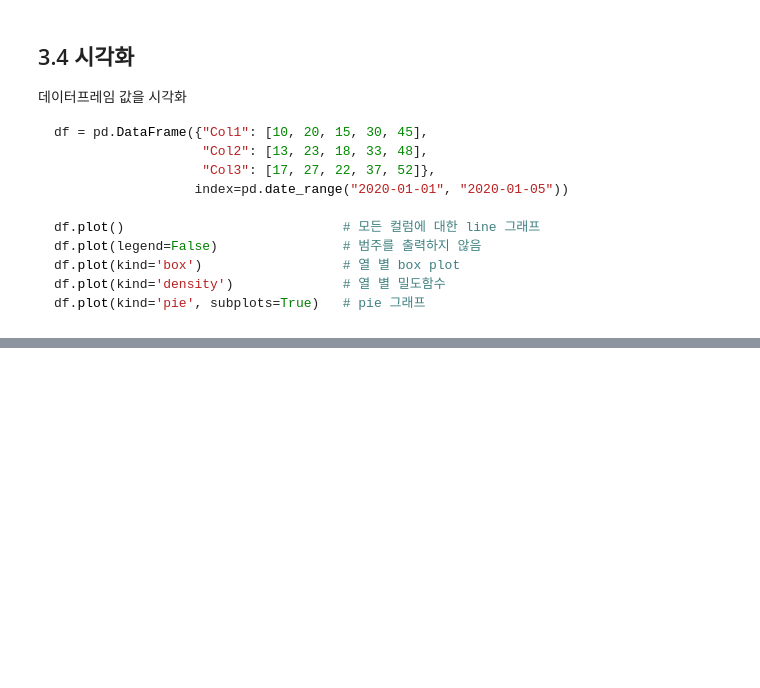
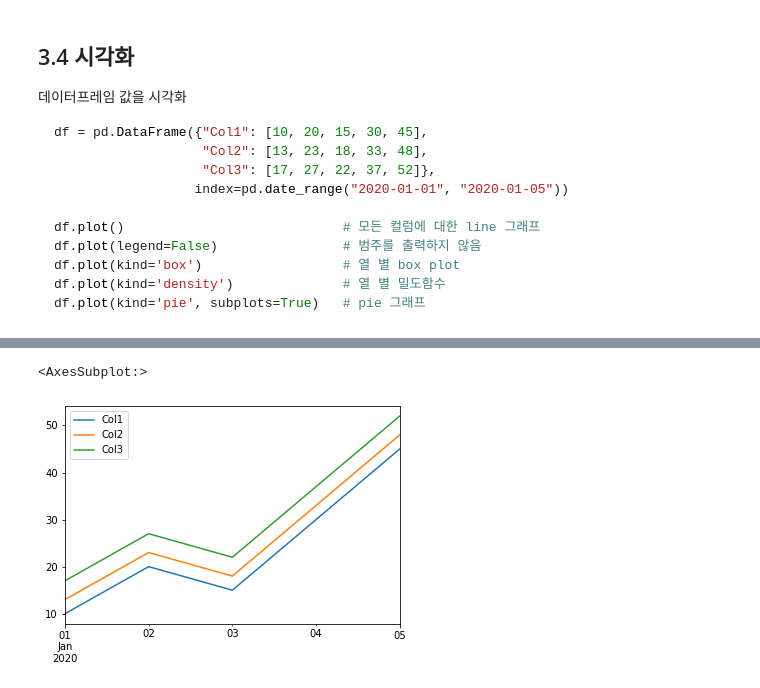
Before and after one commit to soldierzeus/bigdata_thunder, a Jupyter notebook: bigdata2/day05.ipynb, the cells around one changed output, grey strips where cells are left out. Saved outputs shown, nothing was run; the diff lists cells and outputs as text; code cells hidden in the pictures; blank space fills up the shorter version.

````diff
--- a/bigdata2/day05.ipynb
+++ b/bigdata2/day05.ipynb
@@ -2326,3 +2350,10 @@ df.shift(periods=1, axis='columns') # 컬럼 한 칸 이동
 df.shift(periods=3, fill_value=0)   # 아래로 세 칸 이동 후 nan값을 0으로 채움
 df.shift(periods=3, freq='D')       # 3일 이동
 ```
+# %%
+df = pd.DataFrame({"Col1": [10, 20, 15, 30, 45],
+                   "Col2": [13, 23, 18, 33, 48],
+                   "Col3": [17, 27, 22, 37, 52]},
+                  index=pd.date_range("2020-01-01", "2020-01-05"))
+
+df.shift(1, axis='columns')
@@ -2383,0 +2512,5 @@ df.plot(kind='pie', subplots=True)   # pie 그래프
+# %%
+df.plot()
+# %% [output]
+<AxesSubplot:>
+[figure, added]
````
Also changed, not shown: parts of 76 cells of this notebook, 3 other files.
